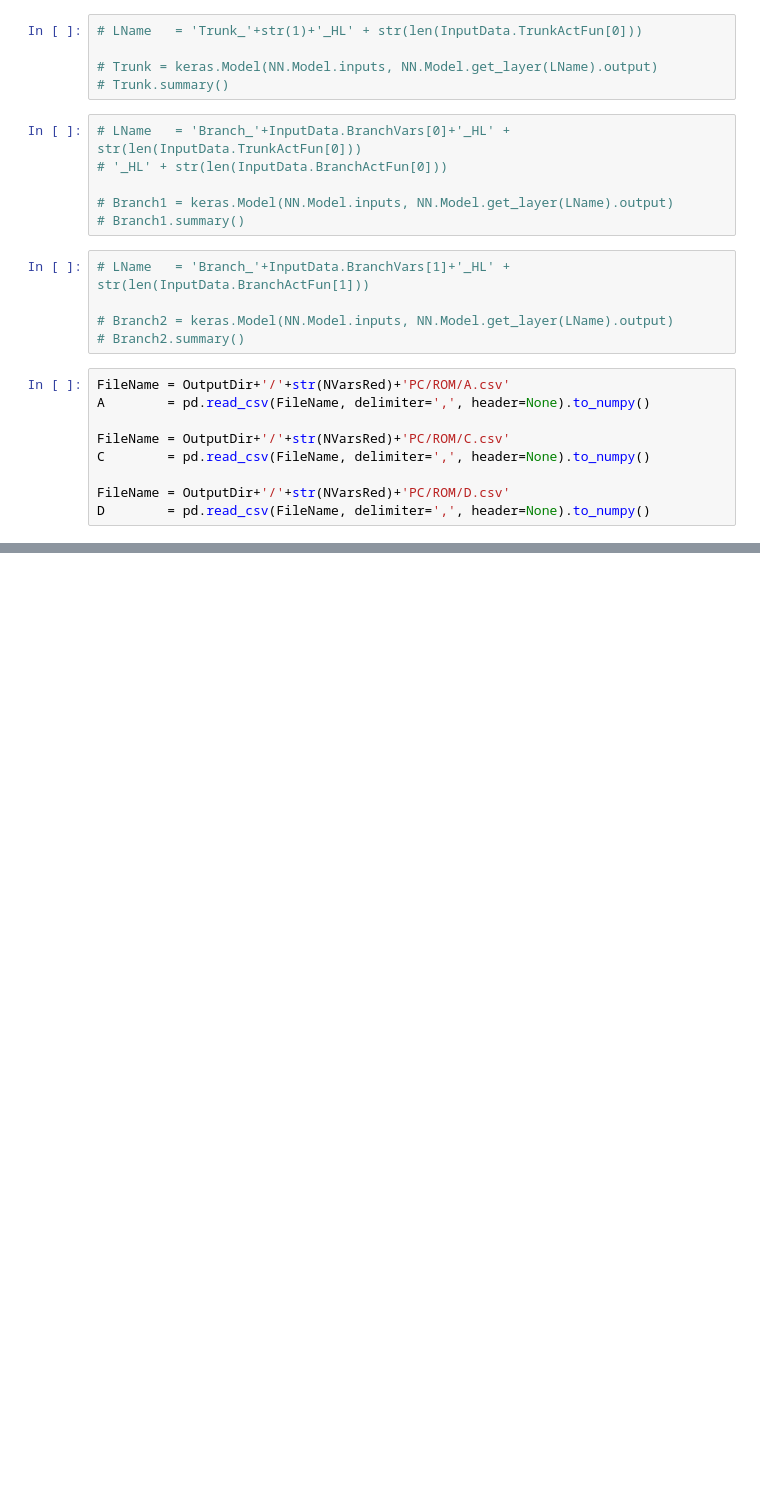
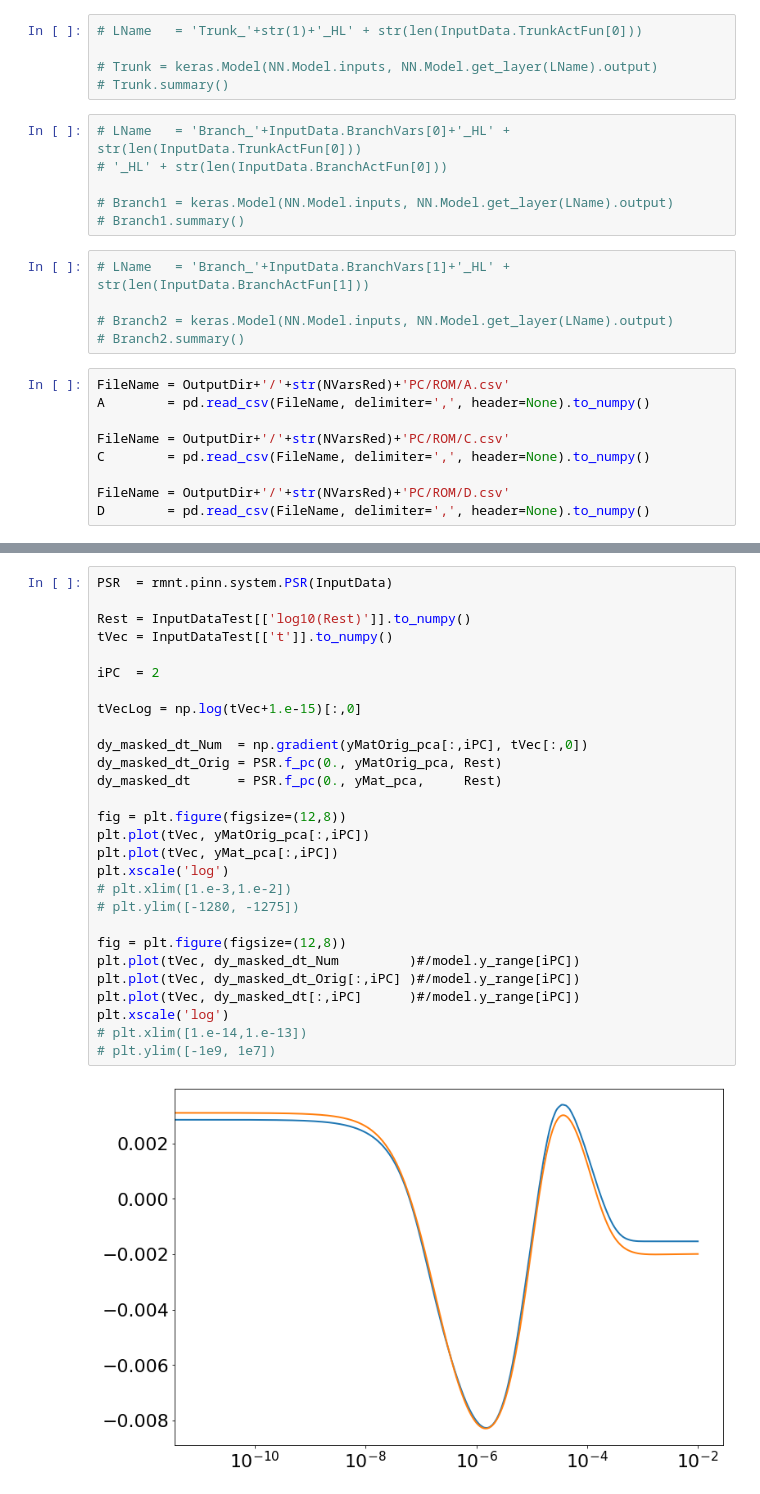
Before and after one commit to simoneventuri/ROMNet_, a Jupyter notebook: scripts/postprocessing/PSReactor/DeepONet/Predict_DeepONet.ipynb, the cells around one changed output, grey strips where cells are left out. Drawn from its saved outputs; the diff is of its cells as text; blank space fills up the shorter version.

```diff
--- a/scripts/postprocessing/PSReactor/DeepONet/Predict_DeepONet.ipynb
+++ b/scripts/postprocessing/PSReactor/DeepONet/Predict_DeepONet.ipynb
@@ -239,0 +313,30 @@ RestVal =  [-4.99567863] ; y0_pca =  [2.70169506e+02 1.33411630e-02 1.91245453e-
+# %%
+PSR  = rmnt.pinn.system.PSR(InputData)
+
+Rest = InputDataTest[['log10(Rest)']].to_numpy()
+tVec = InputDataTest[['t']].to_numpy()
+
+iPC  = 2
+
+tVecLog = np.log(tVec+1.e-15)[:,0]
+
+dy_masked_dt_Num  = np.gradient(yMatOrig_pca[:,iPC], tVec[:,0])
+dy_masked_dt_Orig = PSR.f_pc(0., yMatOrig_pca, Rest)
+dy_masked_dt      = PSR.f_pc(0., yMat_pca,     Rest)
+
+fig = plt.figure(figsize=(12,8))
+plt.plot(tVec, yMatOrig_pca[:,iPC])
+plt.plot(tVec, yMat_pca[:,iPC])
+plt.xscale('log')
+# plt.xlim([1.e-3,1.e-2])
+# plt.ylim([-1280, -1275])
+
+fig = plt.figure(figsize=(12,8))
+plt.plot(tVec, dy_masked_dt_Num         )#/model.y_range[iPC])
+plt.plot(tVec, dy_masked_dt_Orig[:,iPC] )#/model.y_range[iPC])
+plt.plot(tVec, dy_masked_dt[:,iPC]      )#/model.y_range[iPC])
+plt.xscale('log')
+# plt.xlim([1.e-14,1.e-13])
+# plt.ylim([-1e9, 1e7])
+# %% [output]
+[figure, added]
```
Also changed, not shown: parts of 11 cells of this notebook, 33 other files.
